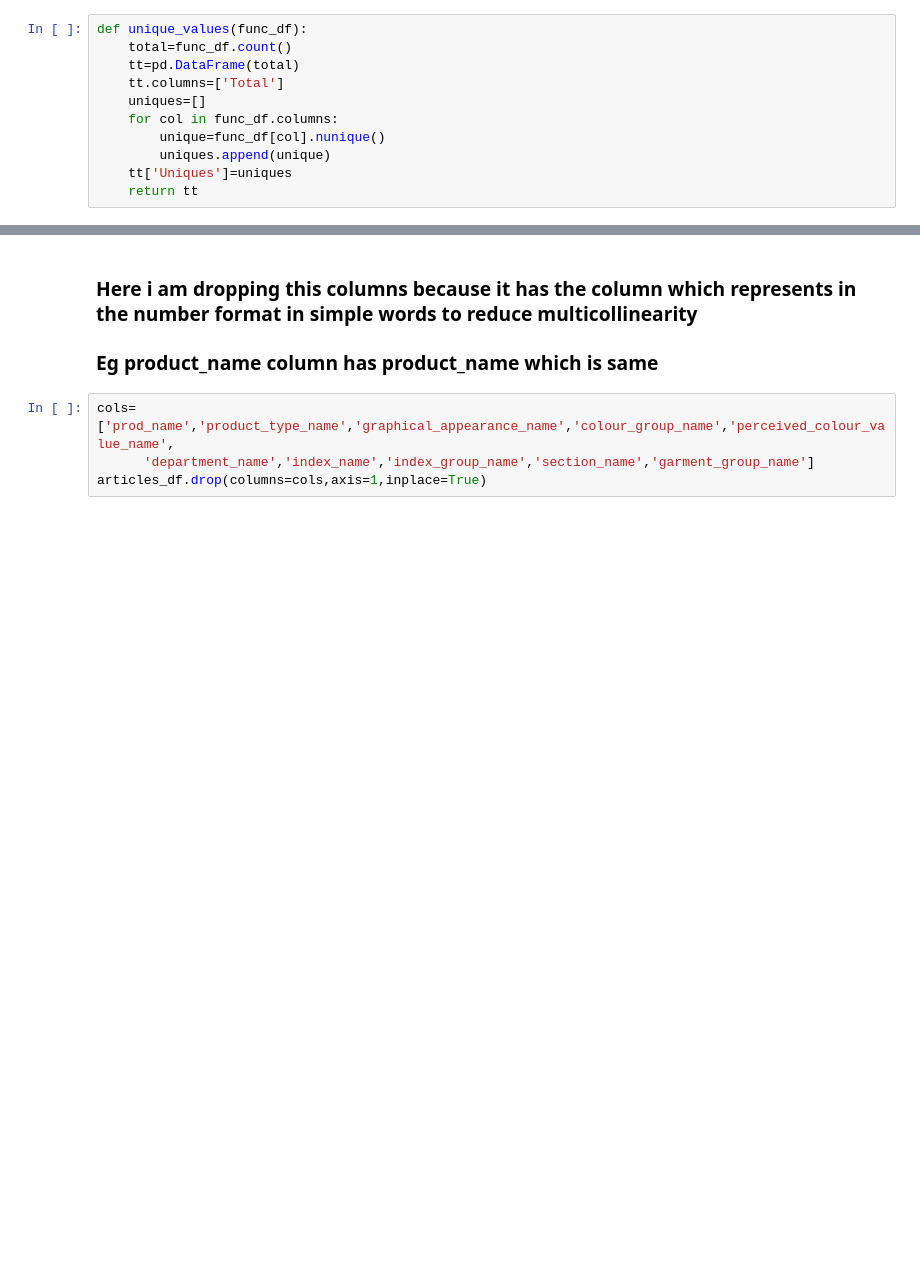
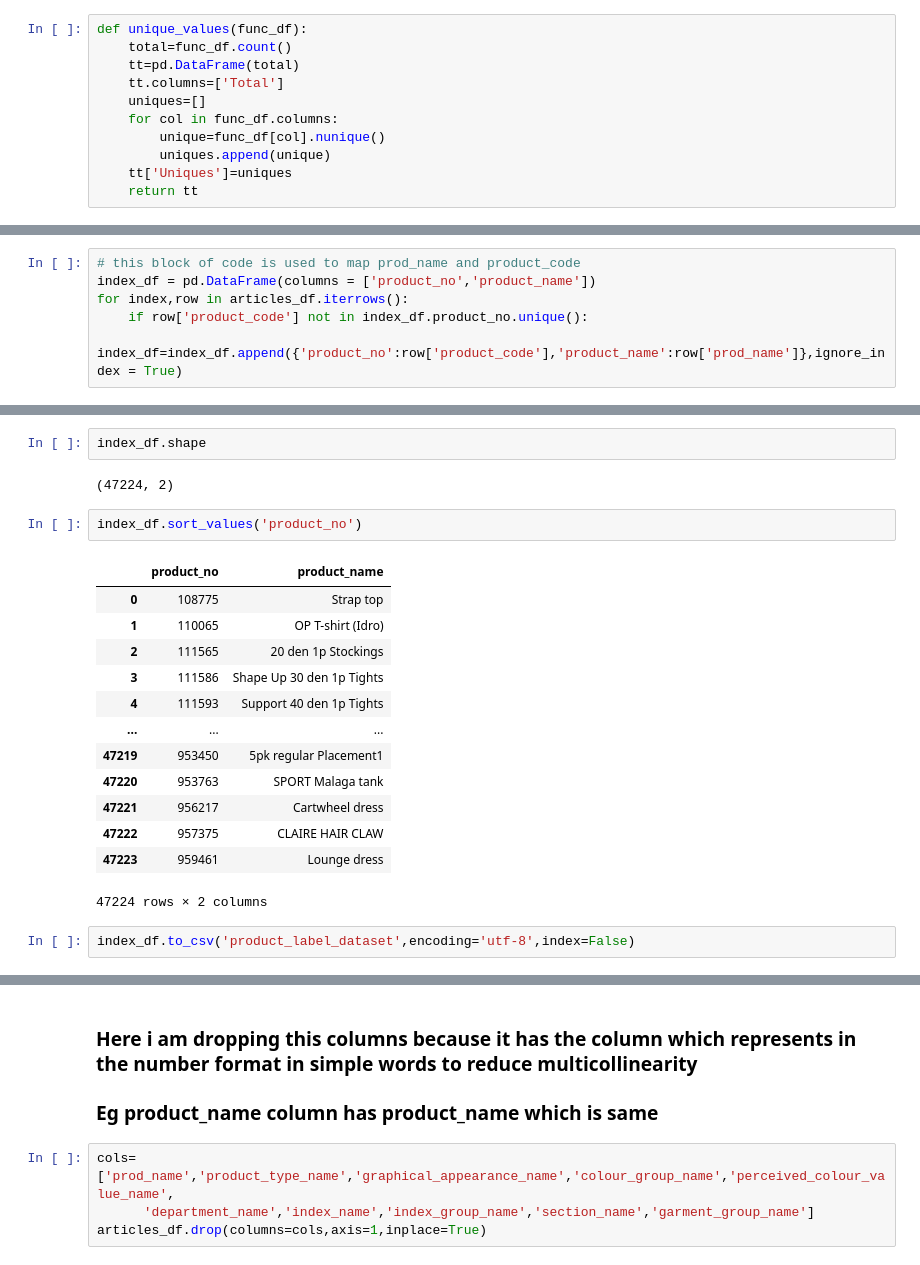
Before and after one commit to prajwalmani/H-M-Personalized-Fashion-Recommendations, a Jupyter notebook: h_m_prajwal.ipynb, the cells around one changed output, grey strips where cells are left out. Saved outputs shown, nothing was run; the diff lists cells and outputs as text; blank space fills up the shorter version.

```diff
--- a/h_m_prajwal.ipynb
+++ b/h_m_prajwal.ipynb
@@ -56,0 +173,6 @@ unique_values(customers_df)
+# %%
+# this block of code is used to map prod_name and product_code
+index_df = pd.DataFrame(columns = ['product_no','product_name'])
+for index,row in articles_df.iterrows():
+    if row['product_code'] not in index_df.product_no.unique():
+        index_df=index_df.append({'product_no':row['product_code'],'product_name':row['prod_name']},ignore_index = True)
@@ -57,2 +188,24 @@ unique_values(customers_df)
+# %%
+index_df.shape
+# %% [output]
+(47224, 2)
+# %%
+index_df.sort_values('product_no')
+# %% [output]
+|  | product_no | product_name |
+| 0 | 108775 | Strap top |
+| 1 | 110065 | OP T-shirt (Idro) |
+| 2 | 111565 | 20 den 1p Stockings |
+| 3 | 111586 | Shape Up 30 den 1p Tights |
+| 4 | 111593 | Support 40 den 1p Tights |
+| ... | ... | ... |
+| 47219 | 953450 | 5pk regular Placement1 |
+| 47220 | 953763 | SPORT Malaga tank |
+| 47221 | 956217 | Cartwheel dress |
+| 47222 | 957375 | CLAIRE HAIR CLAW |
+| 47223 | 959461 | Lounge dress |
+47224 rows × 2 columns
+# %%
+index_df.to_csv('product_label_dataset',encoding='utf-8',index=False)
 # %%
 unique_values(transcations_df)
```
Also changed, not shown: parts of 48 cells of this notebook.
